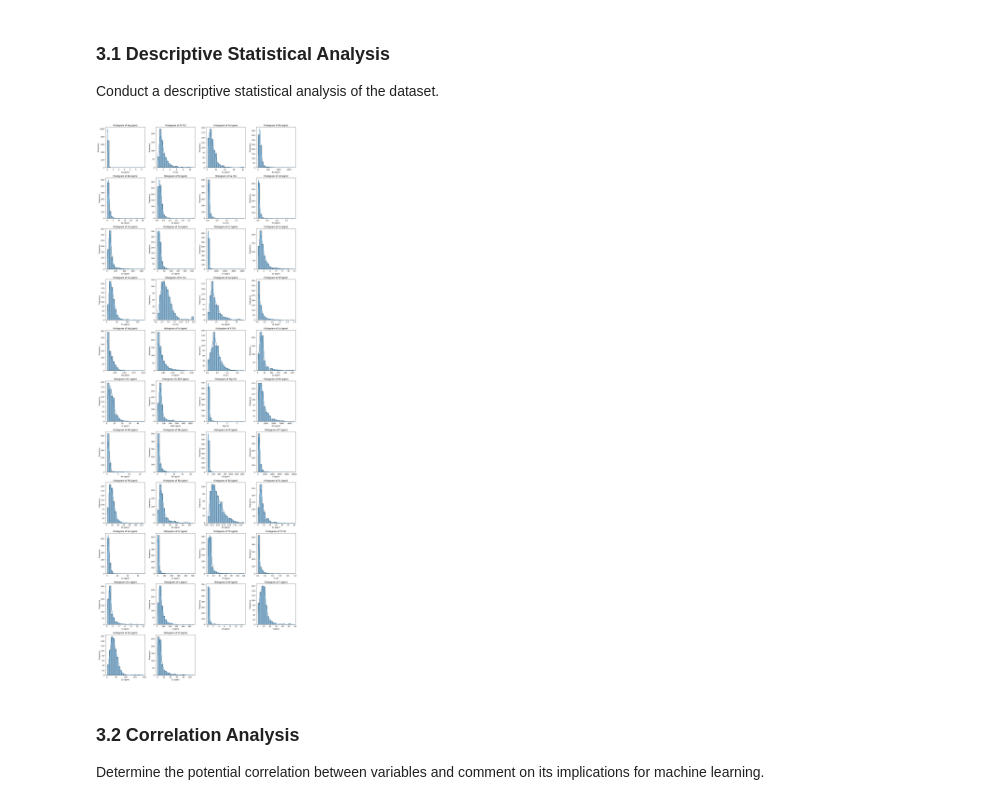
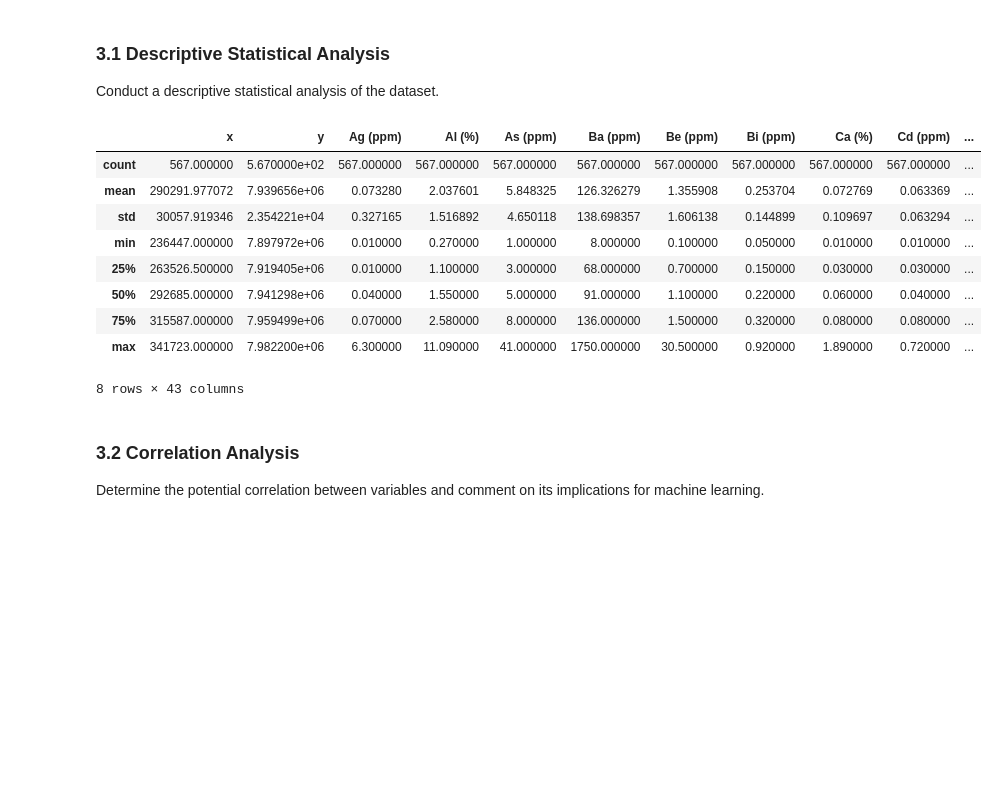
Before and after one commit to rodreras/StreamSamples_ML, a Jupyter notebook: milestone1/03_statistical_exploration.ipynb, the cells around one changed output. Saved outputs shown, nothing was run; the diff lists cells and outputs as text; code cells hidden in the pictures; blank space fills up the shorter version.

```diff
--- a/milestone1/03_statistical_exploration.ipynb
+++ b/milestone1/03_statistical_exploration.ipynb
@@ -65,44 +25,19 @@ dtype: int64
 # %% [markdown]
 ### 3.1 Descriptive Statistical Analysis
 Conduct a descriptive statistical analysis of the dataset.
-# %%
-
-# Get the column names of the numeric data
-num_cols = elements.columns
-
-# Calculate the total number of plots and the number of rows needed
-num_plots = len(num_cols)
-num_rows = num_plots // 4 + (num_plots % 4 > 0)
-
-# Create a grid of subplots with the appropriate number of rows and 4 columns,
-# adjusting the figure size based on the number of rows needed
-fig, axes = plt.subplots(num_rows, 4, figsize=(16, num_rows * 4))
-
-# Iterate through numeric columns and plot histograms in subplots
-for i, column in enumerate(num_cols):
-    # Calculate the current row and column index
-    row = i // 4
-    col = i % 4
-
-    # Plot histogram using seaborn's histplot, setting bins, KDE, and axis
-    sns.histplot(elements[column], bins=20, kde=True, ax=axes[row, col])
-
-    # Set subplot title, x-axis label, and y-axis label
-    axes[row, col].set_title(f'Histogram of {column}')
-    axes[row, col].set_xlabel(column)
-    axes[row, col].set_ylabel('Frequency')
-
-# Hide empty subplots, if any, by removing them from the figure
-for i in range(num_plots, num_rows * 4):
-    fig.delaxes(axes.flatten()[i])
-
-# Adjust the layout to make the subplots neatly arranged
-plt.tight_layout()
-
-# Display the figure with subplots
-plt.show()
-# %% [output]
-[figure, removed]
+# %%
+training.describe()
+# %% [output]
+|  | x | y | Ag (ppm) | Al (%) | As (ppm) | Ba (ppm) | Be (ppm) | Bi (ppm) | Ca (%) | Cd (ppm) | ... |
+| count | 567.000000 | 5.670000e+02 | 567.000000 | 567.000000 | 567.000000 | 567.000000 | 567.000000 | 567.000000 | 567.000000 | 567.000000 | ... |
+| mean | 290291.977072 | 7.939656e+06 | 0.073280 | 2.037601 | 5.848325 | 126.326279 | 1.355908 | 0.253704 | 0.072769 | 0.063369 | ... |
+| std | 30057.919346 | 2.354221e+04 | 0.327165 | 1.516892 | 4.650118 | 138.698357 | 1.606138 | 0.144899 | 0.109697 | 0.063294 | ... |
+| min | 236447.000000 | 7.897972e+06 | 0.010000 | 0.270000 | 1.000000 | 8.000000 | 0.100000 | 0.050000 | 0.010000 | 0.010000 | ... |
+| 25% | 263526.500000 | 7.919405e+06 | 0.010000 | 1.100000 | 3.000000 | 68.000000 | 0.700000 | 0.150000 | 0.030000 | 0.030000 | ... |
+| 50% | 292685.000000 | 7.941298e+06 | 0.040000 | 1.550000 | 5.000000 | 91.000000 | 1.100000 | 0.220000 | 0.060000 | 0.040000 | ... |
+| 75% | 315587.000000 | 7.959499e+06 | 0.070000 | 2.580000 | 8.000000 | 136.000000 | 1.500000 | 0.320000 | 0.080000 | 0.080000 | ... |
+| max | 341723.000000 | 7.982200e+06 | 6.300000 | 11.090000 | 41.000000 | 1750.000000 | 30.500000 | 0.920000 | 1.890000 | 0.720000 | ... |
+8 rows × 43 columns
 # %% [markdown]
 
 ### 3.2 Correlation Analysis
```
Also changed, not shown: parts of 6 cells of this notebook, 3 other files.
